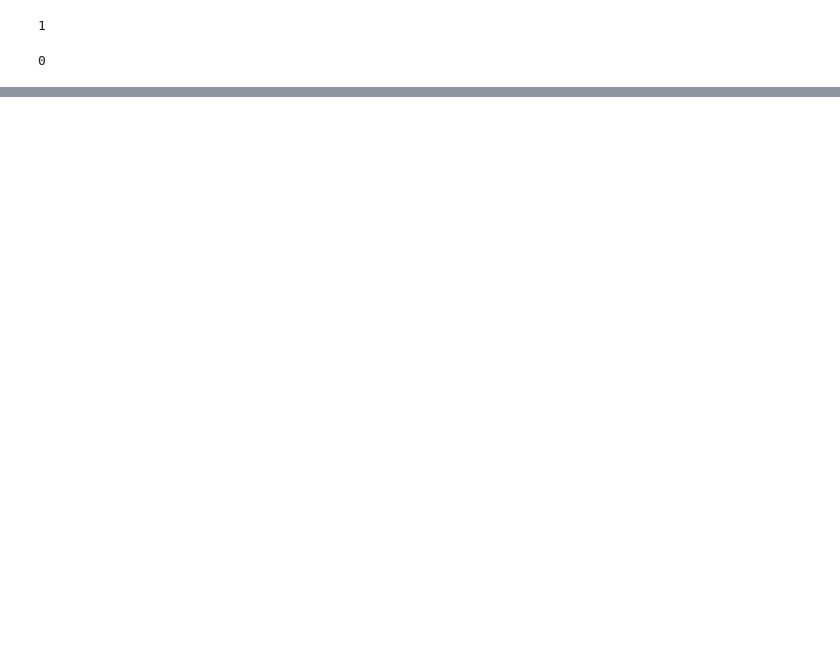
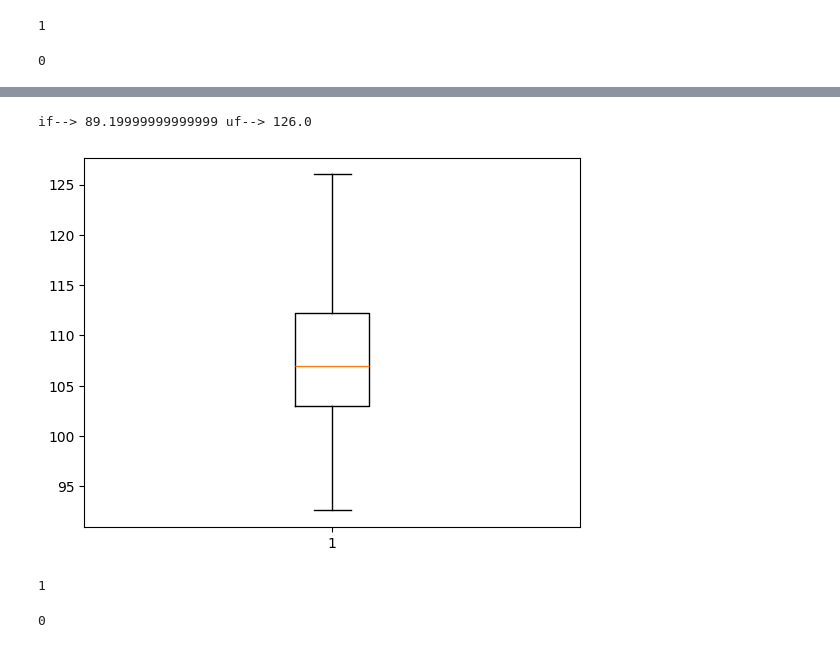
Before and after one commit to Aman782/Data-Science-Internship-Work, a Jupyter notebook: Car_pandas.ipynb, the cells around one changed output, grey strips where cells are left out. Saved outputs shown, nothing was run; the diff lists cells and outputs as text; code cells hidden in the pictures; blank space fills up the shorter version.

```diff
--- a/Car_pandas.ipynb
+++ b/Car_pandas.ipynb
@@ -560,0 +674,2 @@ plt.show()
+# %%
+df['Wheelbase'].fillna(value = df['Wheelbase'].median(), inplace=True)
@@ -560,0 +692,16 @@ plt.show()
+# %%
+[lf, uf] = calcu_lf_uf(103.000, 112.200)
+# %% [output]
+if--> 89.19999999999999 uf--> 126.0
+# %%
+df['Wheelbase'] = np.where(df['Wheelbase']>uf, uf, df['Wheelbase'])
+df['Wheelbase'] = np.where(df['Wheelbase']<lf, lf, df['Wheelbase'])
+# %%
+plt.boxplot(df['Wheelbase'])
+plt.show()
+# %% [output]
+[figure, added]
+# %%
+df['Width'].isnull().sum()
+# %% [output]
+1
@@ -560,0 +710,4 @@ plt.show()
+# %%
+df['Width'].isnull().sum()
+# %% [output]
+0
```
Also changed, not shown: parts of 68 cells of this notebook.
